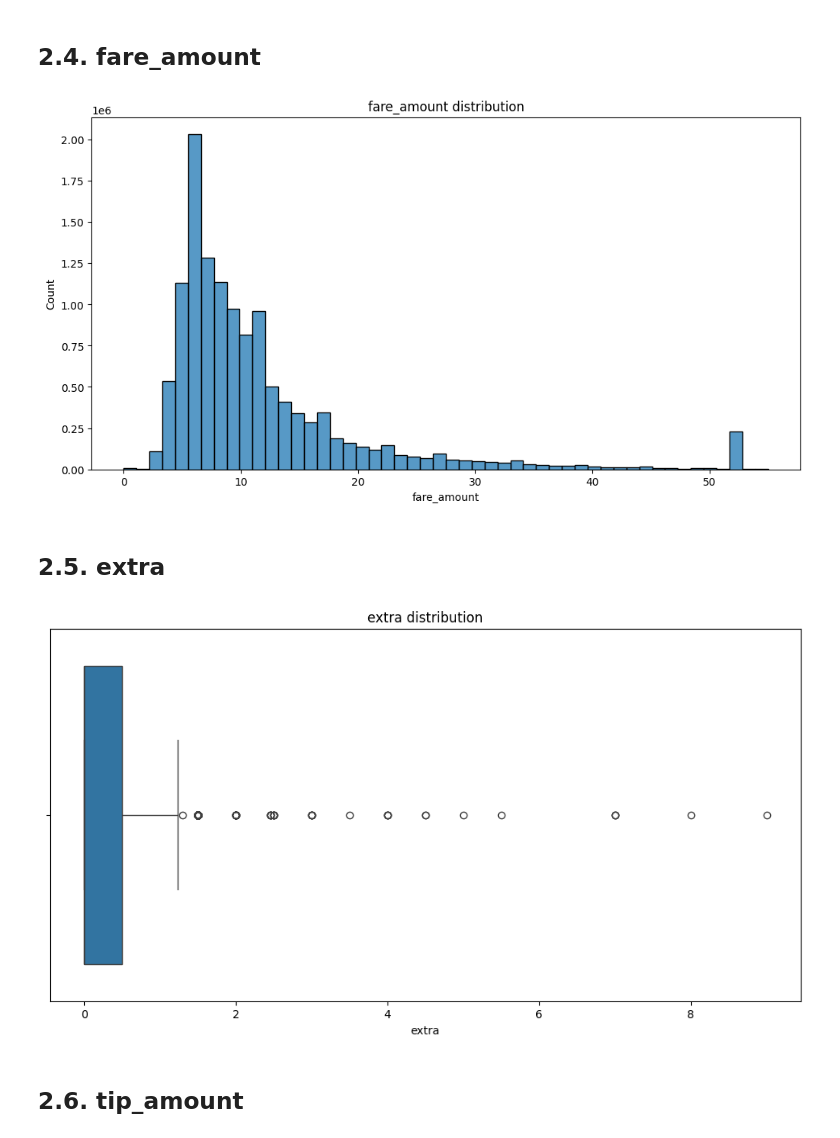
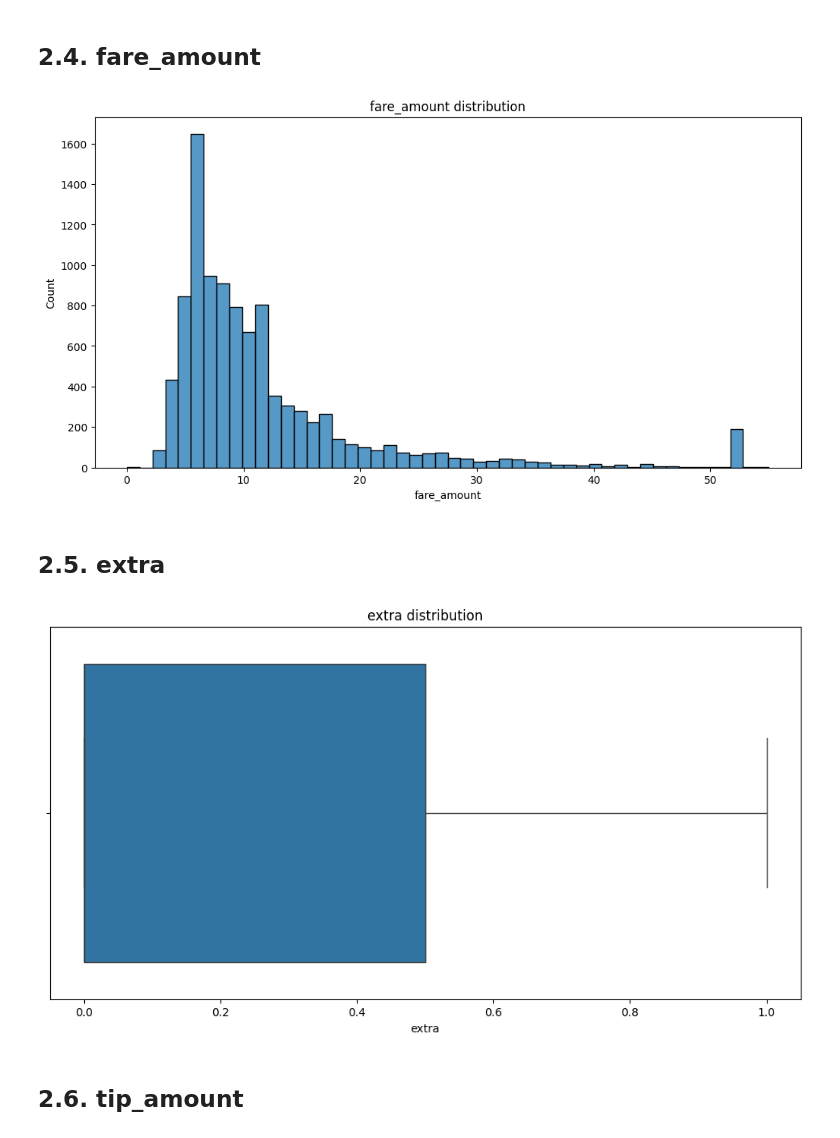
Before and after one commit to HugoBSantos/yellow-taxi-trip-data, a Jupyter notebook: notebooks/01_eda.ipynb, the cells around one changed output. Cells and saved outputs as stored; diff of their text form; code cells hidden in the pictures.

```diff
--- a/notebooks/01_eda.ipynb
+++ b/notebooks/01_eda.ipynb
@@ -139,6 +141,7 @@ fare_amount = (
     lf.select("fare_amount")
     .filter(pl.col("fare_amount").is_between(0, 55))
     .collect()
+    .sample(10000)
 )
 
 plt.figure(figsize=(12, 6))
@@ -146,22 +149,23 @@ sns.histplot(data=fare_amount, x="fare_amount", bins=50)
 plt.title("fare_amount distribution")
 plt.show()
 # %% [output]
-[figure, old version]
+[figure, new version]
 # %% [markdown]
 ## 2.5. extra
 # %%
 extra = (
     lf.select("extra")
     .filter(pl.col("extra").is_between(0, 10))
     .collect()
+    .sample(10000)
 )
 
 plt.figure(figsize=(12, 6))
 sns.boxplot(data=extra, x="extra")
 plt.title("extra distribution")
 plt.show()
 # %% [output]
-[figure, old version]
+[figure, new version]
 # %% [markdown]
 ## 2.6. tip_amount
 # %%
```
Also changed, not shown: parts of 10 cells of this notebook.
